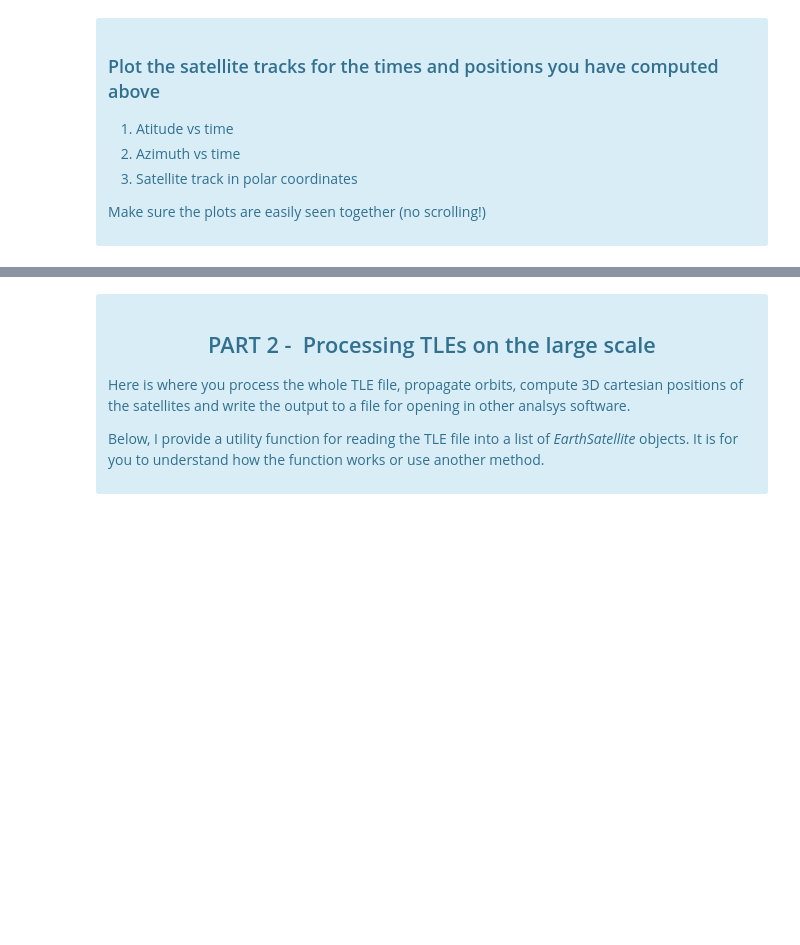
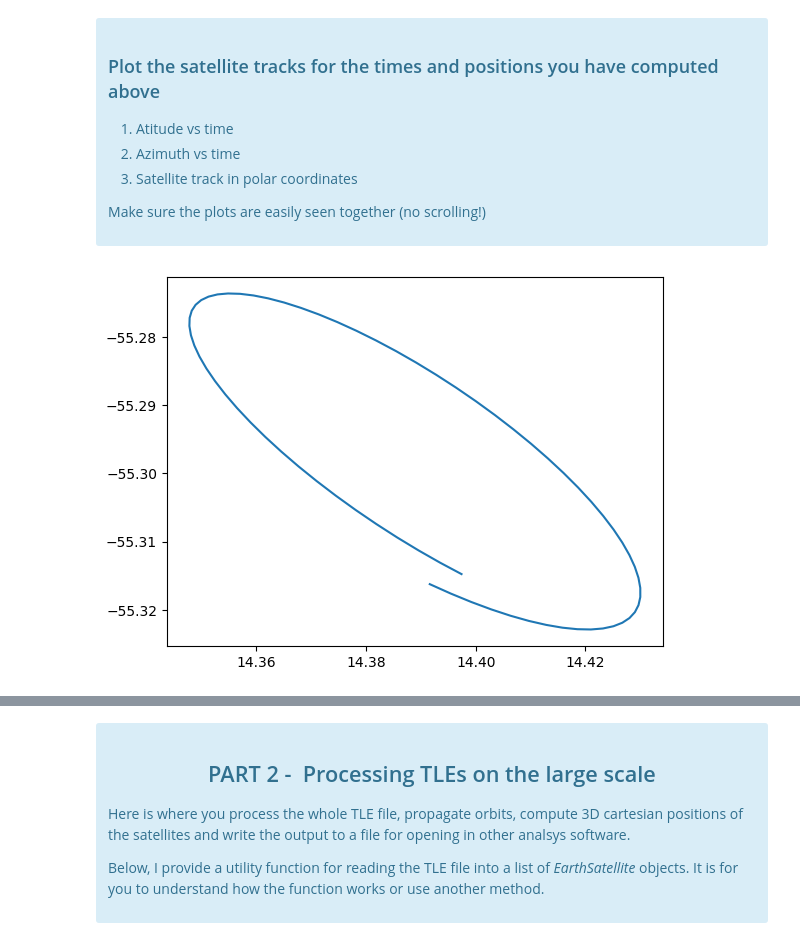
Before and after one commit to RiPires/ETS-Labs, a Jupyter notebook: Report2_Sattelites/PL_Satellites_ReportTemplate.ipynb, the cells around one changed output, grey strips where cells are left out. Cells and saved outputs as stored; diff of their text form; code cells hidden in the pictures; blank space fills up the shorter version.

```diff
--- a/Report2_Sattelites/PL_Satellites_ReportTemplate.ipynb
+++ b/Report2_Sattelites/PL_Satellites_ReportTemplate.ipynb
@@ -215,4 +218,9 @@ for k in times:
 
 Make sure the plots are easily seen together (no scrolling!)
 </div>
+# %%
+plt.plot(az,alt)
+plt.show()
+# %% [output]
+[figure, added]
 # %%
```
Also changed, not shown: parts of 15 cells of this notebook, 4 other files.
